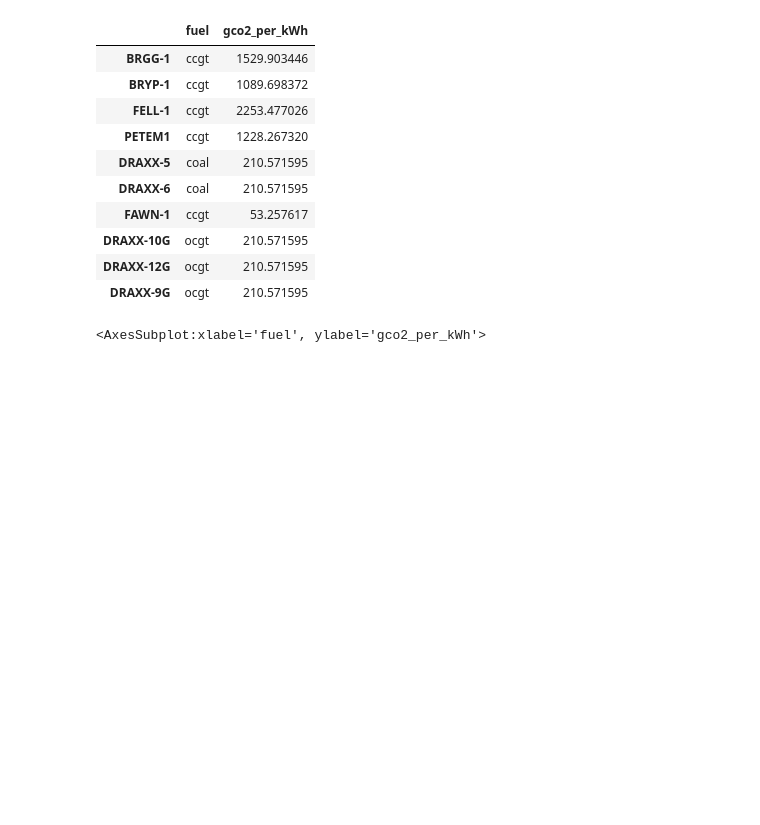
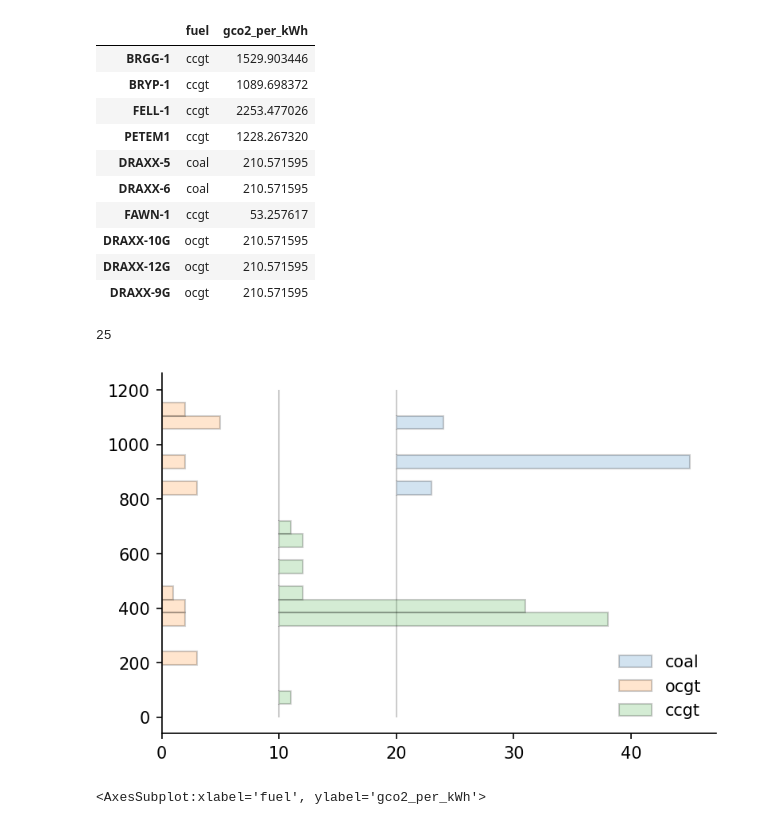
Before and after one commit to OSUKED/GB-Power-Plant-Emissions, a Jupyter notebook: nbs/Untitled.ipynb, the cells around one changed output. Drawn from its saved outputs; the diff is of its cells as text; code cells hidden in the pictures; blank space fills up the shorter version.

```diff
--- a/nbs/Untitled.ipynb
+++ b/nbs/Untitled.ipynb
@@ -256,6 +261,28 @@ plt.legend(frameon=False)
 # FELL-1 is likely including other emissions from sellafield
 # PETEM1 added 5 recips in 2017 - https://www.centrica.com/media-centre/news/2017/centrica-starts-construction-on-new-gas-plant-at-peterborough-power-station/
 # DRAX is completely thrown by the conversion to biomass (which seems to count as 0 emissions for the ETS)
+# %%
+hist_counts, bin_edges = np.histogram(df_plot.query('fuel=="coal"')['gco2_per_kWh'], range=range_, bins=bins)
+
+max(hist_counts)
+# %% [output]
+25
+# %%
+alpha = 0.2
+range_ = (0, 1200)# specify the range and have all using the same number of bins (so spacing is the same)
+bins = 25
+
+# Plotting
+fig, ax = plt.subplots(dpi=150)
+
+ax.hist(df_plot.query('fuel=="coal"')['gco2_per_kWh'], bottom=20, edgecolor='k', bins=bins, range=range_, alpha=alpha, orientation='horizontal', label='coal')
+ax.hist(df_plot.query('fuel=="ocgt"')['gco2_per_kWh'], bottom=0, edgecolor='k', bins=bins, range=range_, alpha=alpha, orientation='horizontal', label='ocgt')
+ax.hist(df_plot.query('fuel=="ccgt"')['gco2_per_kWh'], bottom=10, edgecolor='k', bins=bins, range=range_, alpha=alpha, orientation='horizontal', label='ccgt')
+
+ax.legend(frameon=False)
+hlp.hide_spines(ax)
+# %% [output]
+[figure, added]
 # %%
 misleading_plants = ['DRAXX-5', 'DRAXX-6', 'BRGG-1', 'BRYP-1', 'FELL-1', 'PETEM1']
 df_plot = df_ngc_bmu_emissions.query('fuel!="oil"&fuel!="biomass"').dropna().drop(misleading_plants)
```
Also changed, not shown: parts of 3 cells of this notebook, 1 other file.
